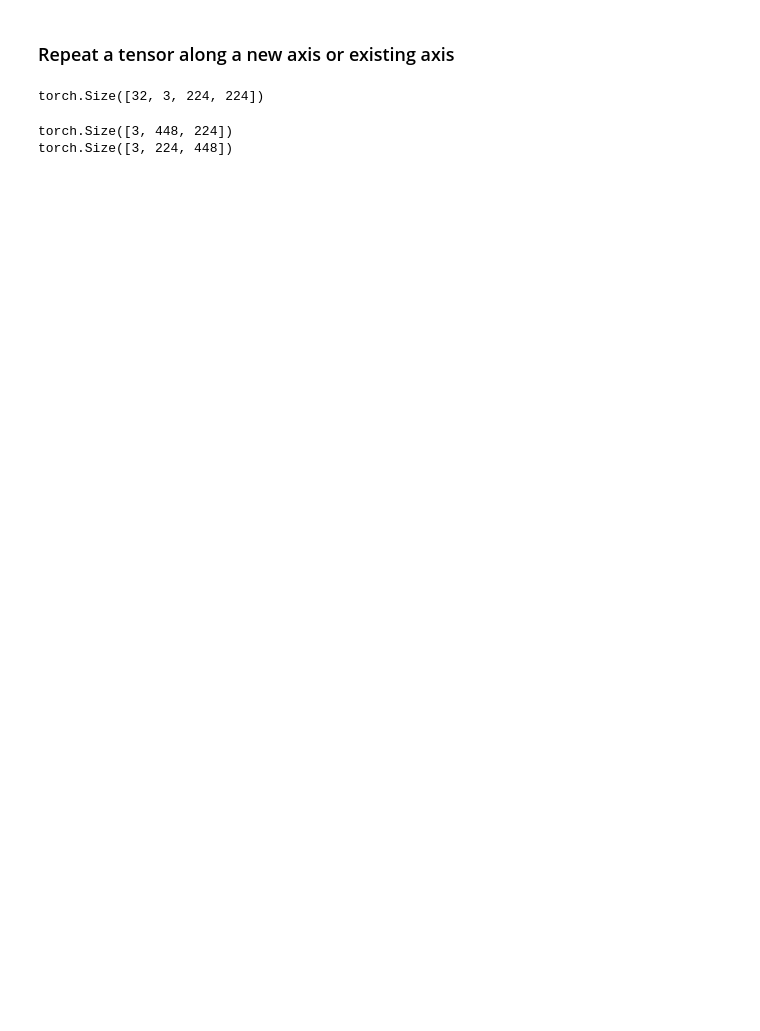
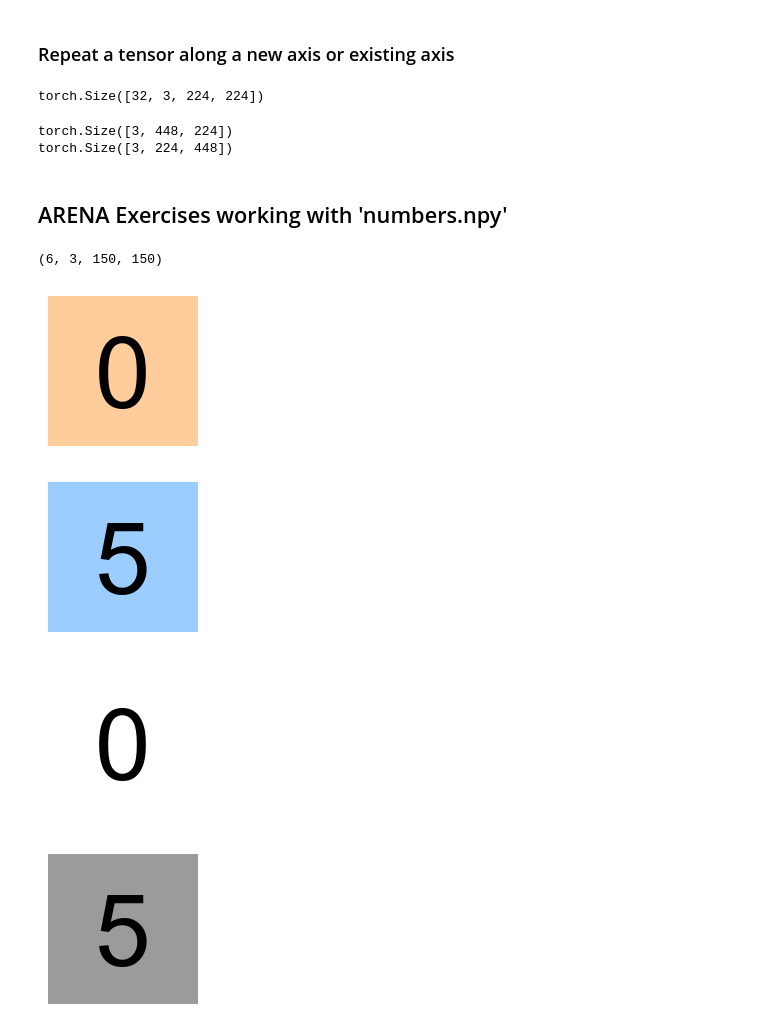
Before and after one commit to jkbhagatio/arena_3.0_course, a Jupyter notebook: playground/einops_intro.ipynb, the cells around one changed output. Cells and saved outputs as stored; diff of their text form; code cells hidden in the pictures; blank space fills up the shorter version.

Commit message:
finished arena img arr einops problems

```diff
--- a/playground/einops_intro.ipynb
+++ b/playground/einops_intro.ipynb
@@ -313,3 +326,5 @@ print(x_tall.shape)
 # %% [output]
 torch.Size([3, 448, 224])
 torch.Size([3, 224, 448])
+# %% [markdown]
+## ARENA Exercises working with 'numbers.npy'
@@ -315,0 +335,50 @@ torch.Size([3, 224, 448])
+# %%
+def display_array_as_img(img_array):
+    """Displays a numpy array as an image
+
+    Two options:
+        img_array.shape = (height, width) -> interpreted as monochrome
+        img_array.shape = (3, height, width) -> interpreted as RGB
+    """
+    shape = img_array.shape
+    assert len(shape) == 2 or (
+        shape[0] == 3 and len(shape) == 3
+    ), "Incorrect format (see docstring)"
+
+    if len(shape) == 3:
+        img_array = rearrange(img_array, "c h w -> h w c")
+    height, width = img_array.shape[:2]
+
+    # Create figure with specified dimensions
+    dpi = 100  # matplotlib default DPI
+    fig = plt.figure(figsize=(width / dpi, height / dpi))
+
+    # Remove margins
+    ax = plt.Axes(fig, [0.0, 0.0, 1.0, 1.0])
+    ax.set_axis_off()
+    fig.add_axes(ax)
+
+    # Display image
+    if len(shape) == 2:
+        plt.imshow(img_array, cmap="gray", vmin=0, vmax=255)
+    else:
+        plt.imshow(img_array)
+
+    plt.show()
+    plt.close()
+# %%
+"""Load `numbers.npy`..."""
+arr = np.load(Path.cwd() / "data" / "numbers.npy")
+print(arr.shape)
+
+# `numbers.npy` contains 6 RGB images of size 150x150, containing numbers 0-5. Some examples:
+display_array_as_img(arr[0])  # RGB
+display_array_as_img(arr[5])  # RGB
+display_array_as_img(arr[0, 0])  # monochronme
+display_array_as_img(arr[5, 0])  # monochronme
+# %% [output]
+(6, 3, 150, 150)
+[figure, added]
+[figure, added]
+[figure, added]
+[figure, added]
```
Also changed, not shown: parts of 20 cells of this notebook.
